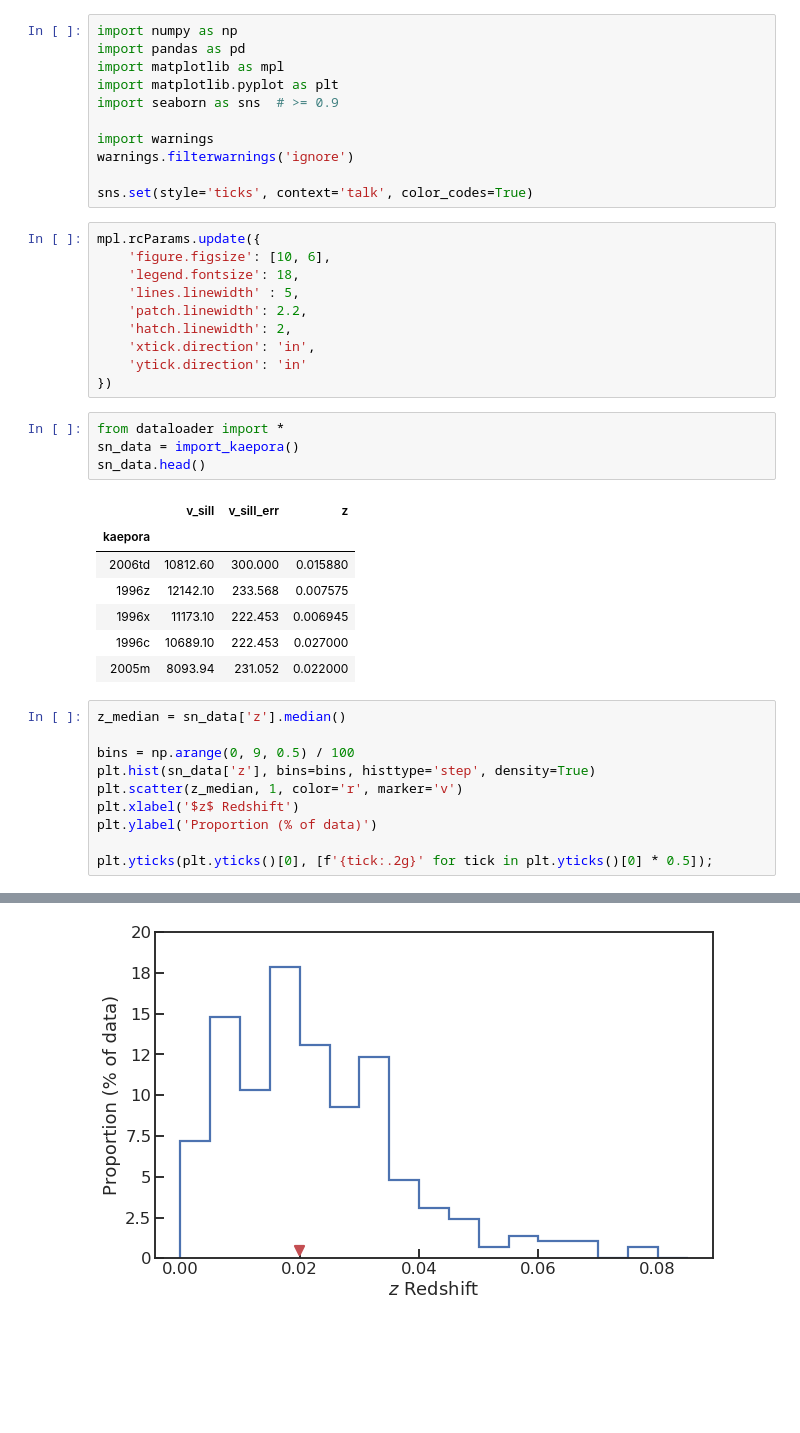
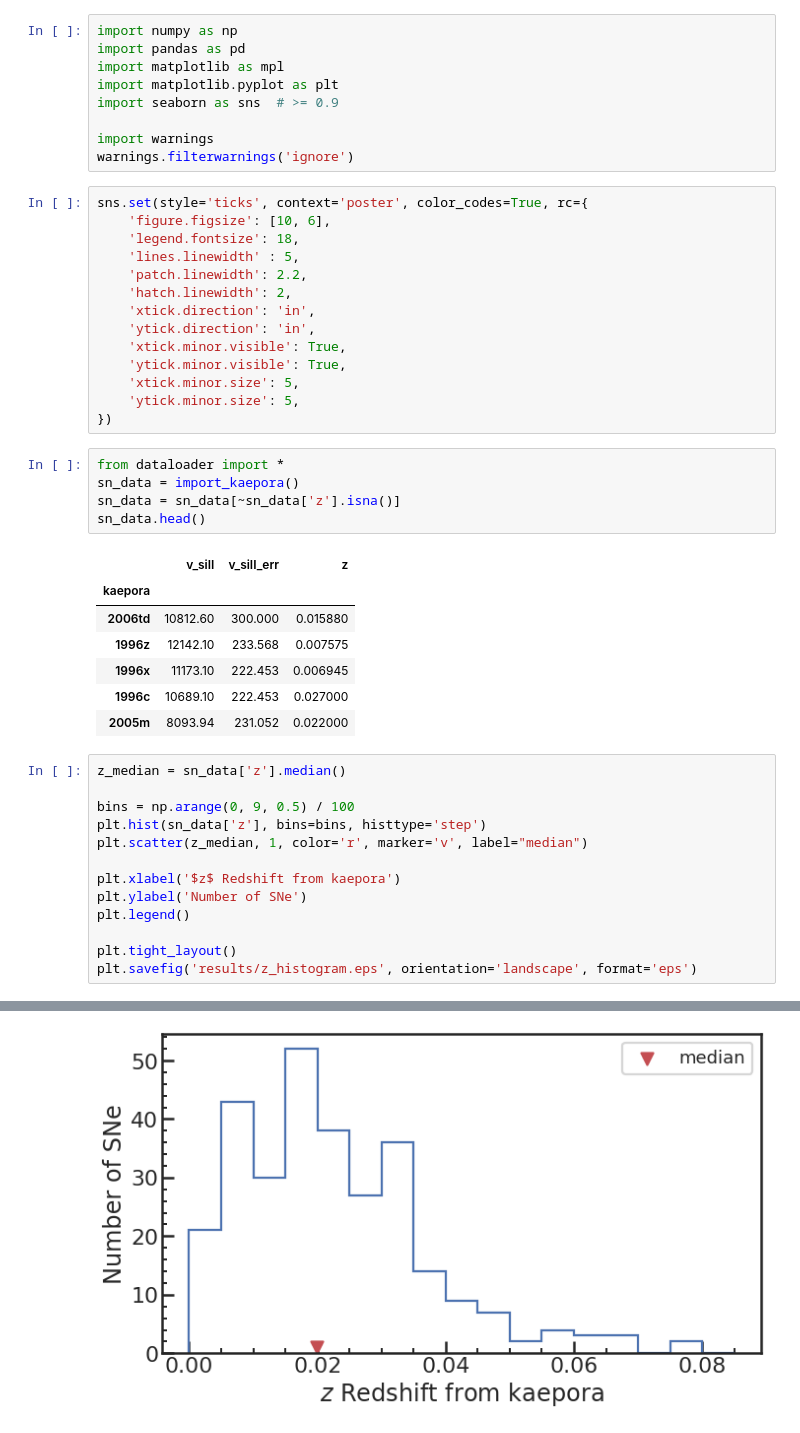
Before and after one commit to ketozhang/ejecta-velocities-of-type-Ia-supernovae, a Jupyter notebook: selection_bias_analysis.ipynb, the cells around one changed output, grey strips where cells are left out. Saved outputs shown, nothing was run; the diff lists cells and outputs as text; blank space fills up the shorter version.

Commit message:
Move mpl style to stylesheet, clean report

```diff
--- a/selection_bias_analysis.ipynb
+++ b/selection_bias_analysis.ipynb
@@ -7,21 +7,24 @@ import seaborn as sns  # >= 0.9
 
 import warnings
 warnings.filterwarnings('ignore')
-
-sns.set(style='ticks', context='talk', color_codes=True)
 # %%
-mpl.rcParams.update({
+sns.set(style='ticks', context='poster', color_codes=True, rc={
     'figure.figsize': [10, 6],
     'legend.fontsize': 18,
     'lines.linewidth' : 5,
     'patch.linewidth': 2.2,
     'hatch.linewidth': 2,
     'xtick.direction': 'in',
-    'ytick.direction': 'in'
+    'ytick.direction': 'in',
+    'xtick.minor.visible': True,
+    'ytick.minor.visible': True,
+    'xtick.minor.size': 5,
+    'ytick.minor.size': 5,
 })
 # %%
 from dataloader import *
 sn_data = import_kaepora()
+sn_data = sn_data[~sn_data['z'].isna()]
 sn_data.head()
 # %% [output]
 |  | v_siII | v_siII_err | z |
@@ -35,10 +38,13 @@ sn_data.head()
 z_median = sn_data['z'].median()
 
 bins = np.arange(0, 9, 0.5) / 100
-plt.hist(sn_data['z'], bins=bins, histtype='step', density=True)
-plt.scatter(z_median, 1, color='r', marker='v')
-plt.xlabel('$z$ Redshift')
-plt.ylabel('Proportion (% of data)')
+plt.hist(sn_data['z'], bins=bins, histtype='step')
+plt.scatter(z_median, 1, color='r', marker='v', label="median")
 
-plt.yticks(plt.yticks()[0], [f'{tick:.2g}' for tick in plt.yticks()[0] * 0.5]);
+plt.xlabel('$z$ Redshift from kaepora')
+plt.ylabel('Number of SNe')
+plt.legend()
+
+plt.tight_layout()
+plt.savefig('results/z_histogram.eps', orientation='landscape', format='eps')
 # %% [output]
@@ -45 +53 @@ plt.yticks(plt.yticks()[0], [f'{tick:.2g}' for tick in plt.yticks()[0] * 0.5]);
-[figure, old version]
+[figure, new version]
```
Also changed, not shown: parts of 8 cells of this notebook, 13 other files.
